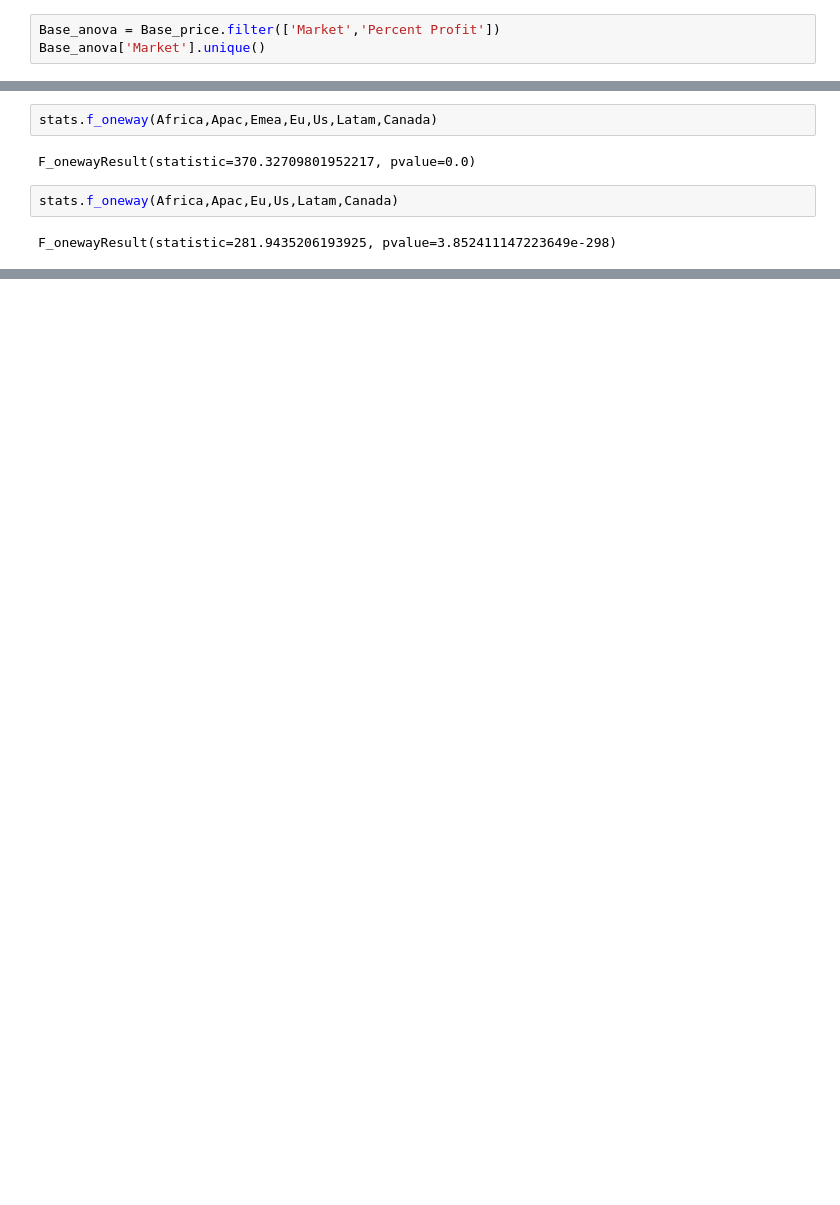
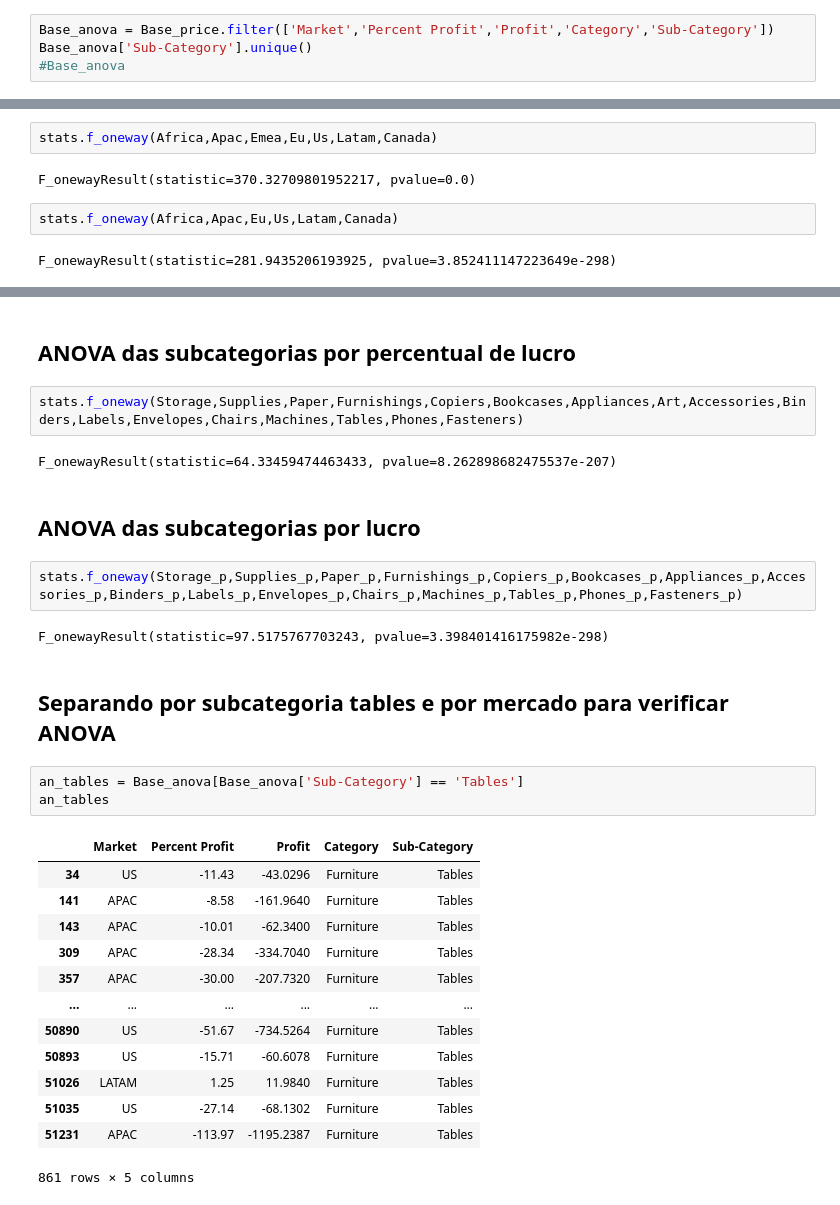
Before and after one commit to Vander-ST/SeminarioMBA, a Jupyter notebook: seminario2.ipynb, the cells around one changed output, grey strips where cells are left out. Cells and saved outputs as stored; diff of their text form; blank space fills up the shorter version.

Commit message:
Anova

```diff
--- a/seminario2.ipynb
+++ b/seminario2.ipynb
@@ -437,6 +437,7 @@ sns.heatmap(Base.corr().round(2), annot = True)
 # %% [markdown]
 ## ANOVA
 # %%
-Base_anova = Base_price.filter(['Market','Percent Profit'])
-Base_anova['Market'].unique()
+Base_anova = Base_price.filter(['Market','Percent Profit','Profit','Category','Sub-Category'])
+Base_anova['Sub-Category'].unique()
+#Base_anova
 # %% [output]
@@ -489,0 +587,31 @@ F_onewayResult(statistic=281.9435206193925, pvalue=3.852411147223649e-298)
+# %% [markdown]
+## ANOVA das subcategorias por percentual de lucro
+# %%
+stats.f_oneway(Storage,Supplies,Paper,Furnishings,Copiers,Bookcases,Appliances,Art,Accessories,Binders,Labels,Envelopes,Chairs,Machines,Tables,Phones,Fasteners)
+# %% [output]
+F_onewayResult(statistic=64.33459474463433, pvalue=8.262898682475537e-207)
+# %% [markdown]
+## ANOVA das subcategorias por lucro
+# %%
+stats.f_oneway(Storage_p,Supplies_p,Paper_p,Furnishings_p,Copiers_p,Bookcases_p,Appliances_p,Accessories_p,Binders_p,Labels_p,Envelopes_p,Chairs_p,Machines_p,Tables_p,Phones_p,Fasteners_p)
+# %% [output]
+F_onewayResult(statistic=97.5175767703243, pvalue=3.398401416175982e-298)
+# %% [markdown]
+## Separando por subcategoria tables e por mercado para verificar ANOVA
+# %%
+an_tables = Base_anova[Base_anova['Sub-Category'] == 'Tables']
+an_tables
+# %% [output]
+|  | Market | Percent Profit | Profit | Category | Sub-Category |
+| 34 | US | -11.43 | -43.0296 | Furniture | Tables |
+| 141 | APAC | -8.58 | -161.9640 | Furniture | Tables |
+| 143 | APAC | -10.01 | -62.3400 | Furniture | Tables |
+| 309 | APAC | -28.34 | -334.7040 | Furniture | Tables |
+| 357 | APAC | -30.00 | -207.7320 | Furniture | Tables |
+| ... | ... | ... | ... | ... | ... |
+| 50890 | US | -51.67 | -734.5264 | Furniture | Tables |
+| 50893 | US | -15.71 | -60.6078 | Furniture | Tables |
+| 51026 | LATAM | 1.25 | 11.9840 | Furniture | Tables |
+| 51035 | US | -27.14 | -68.1302 | Furniture | Tables |
+| 51231 | APAC | -113.97 | -1195.2387 | Furniture | Tables |
+861 rows × 5 columns
```
Also changed, not shown: parts of 20 cells of this notebook.
